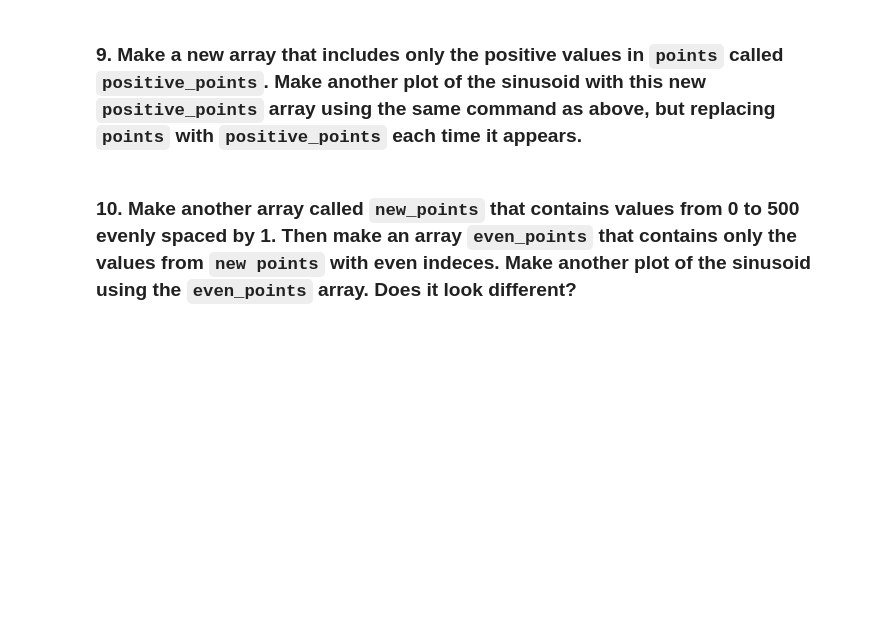
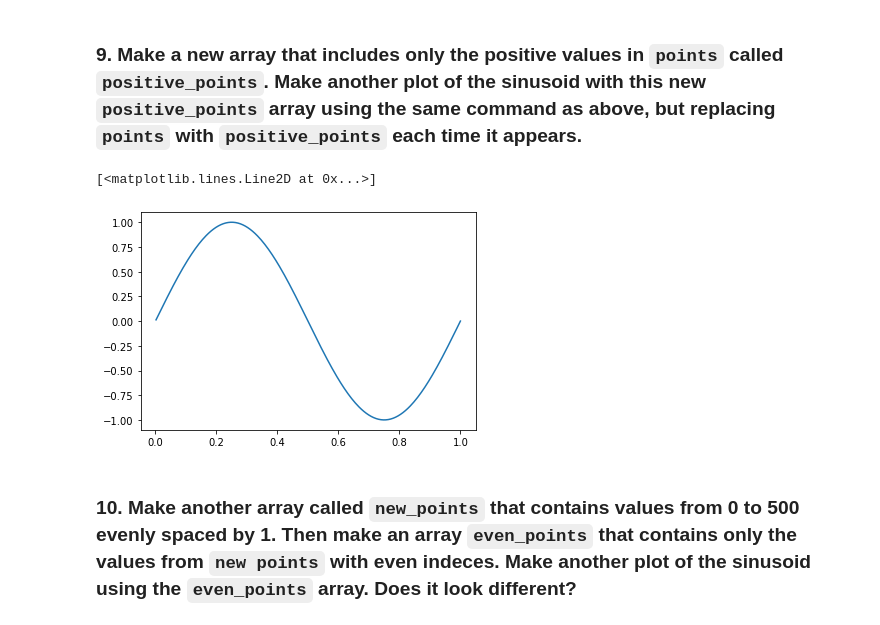
Before and after one commit to mbartlett01/AY3190, a Jupyter notebook: lessons/03.5_extra_numpy_Lastname.ipynb, the cells around one changed output. Drawn from its saved outputs; the diff is of its cells as text; code cells hidden in the pictures; blank space fills up the shorter version.

````diff
--- a/lessons/03.5_extra_numpy_Lastname.ipynb
+++ b/lessons/03.5_extra_numpy_Lastname.ipynb
@@ -21,4 +52,10 @@
 # %% [markdown]
 ### 9. Make a new array that includes only the positive values in ```points``` called ```positive_points```. Make another plot of the sinusoid with this new ```positive_points``` array using the same command as above, but replacing ```points``` with ```positive_points``` each time it appears.
+# %%
+positive_points = points[points > 0]
+plt.plot(positive_points, np.sin(2*np.pi*positive_points))
+# %% [output]
+[<matplotlib.lines.Line2D at 0x...>]
+[figure, added]
 # %% [markdown]
 ### 10. Make another array called ```new_points``` that contains values from 0 to 500 evenly spaced by 1. Then make an array ```even_points``` that contains only the values from ```new points``` with even indeces. Make another plot of the sinusoid using the ```even_points``` array. Does it look different?
````
Also changed, not shown: parts of 9 cells of this notebook.
